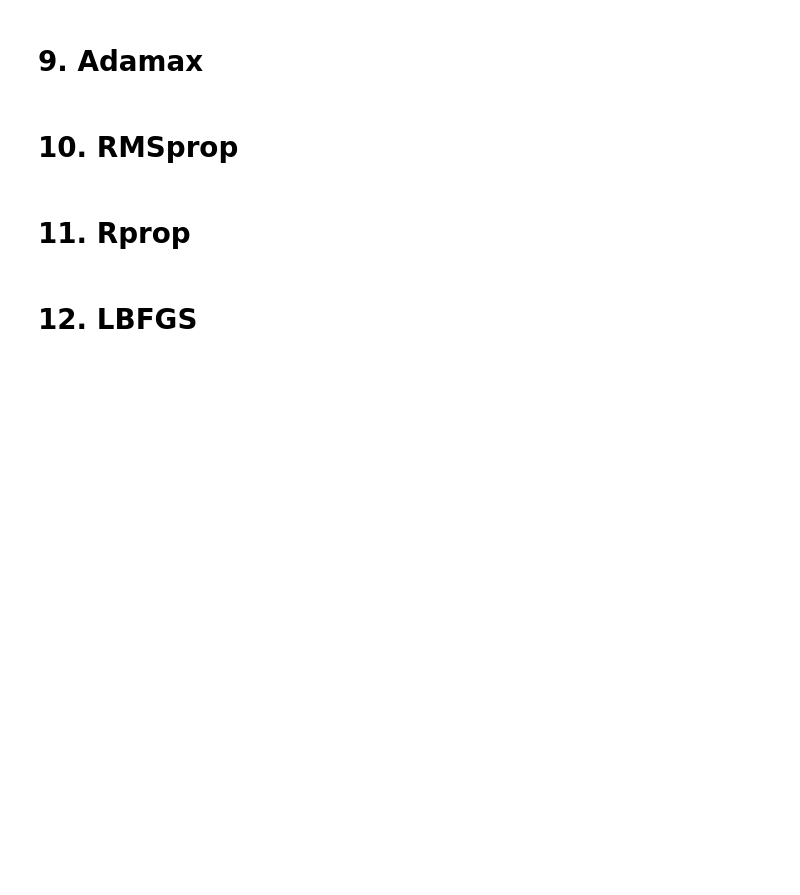
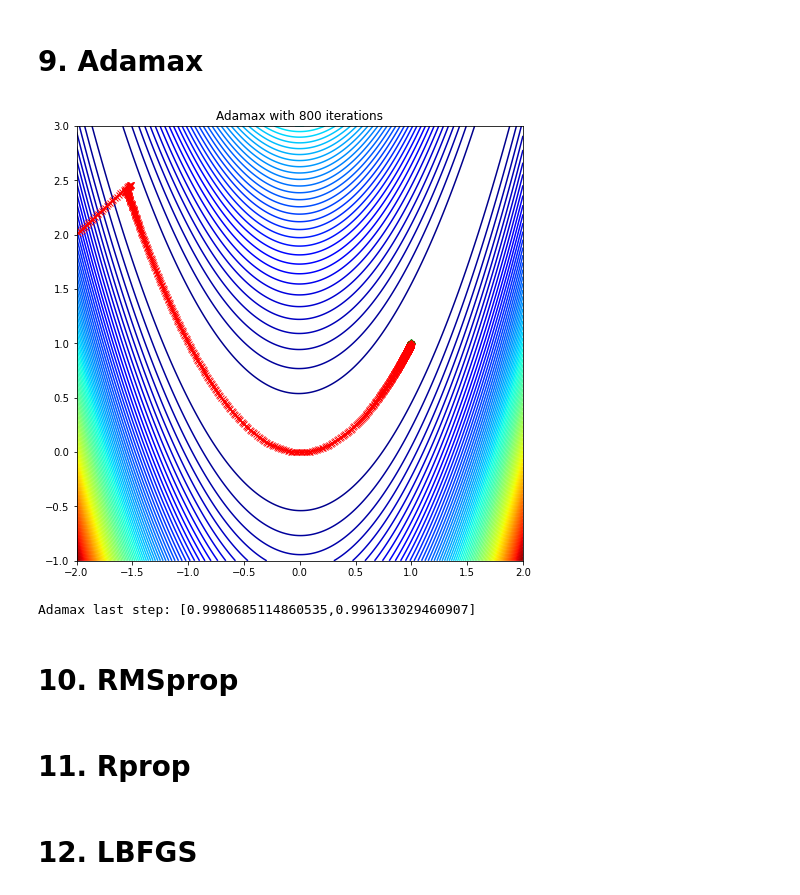
Before and after one commit to bsraya/nthu-numerical-optimization, a Jupyter notebook: hw2.ipynb, the cells around one changed output. Drawn from its saved outputs; the diff is of its cells as text; code cells hidden in the pictures; blank space fills up the shorter version.

```diff
--- a/hw2.ipynb
+++ b/hw2.ipynb
@@ -200,15 +217,18 @@ print(f"NAdam last step: [{nadam_steps[0][-1]},{nadam_steps[1][-1]}]")
 # %%
 adamax_steps = experiment(
   optimizer = optim.Adamax,
   hyperparameters = {
-    'lr':0.1,
-    'lr_decay': 0,
-    'eps': 1e-10,
-    'weight_decay': 0
+    'lr':0.015,
+    'betas': (0.9, 0.999),
+    'eps': 1e-8,
+    'weight_decay': 0,
   },
-  iters = 2000
+  iters = 800
 )
 print(f"Adamax last step: [{adamax_steps[0][-1]},{adamax_steps[1][-1]}]")
+# %% [output]
+[figure, added]
+Adamax last step: [0.9980685114860535,0.996133029460907]
 # %% [markdown]
 # 10. RMSprop
 # %%
```
Also changed, not shown: parts of 7 cells of this notebook.
